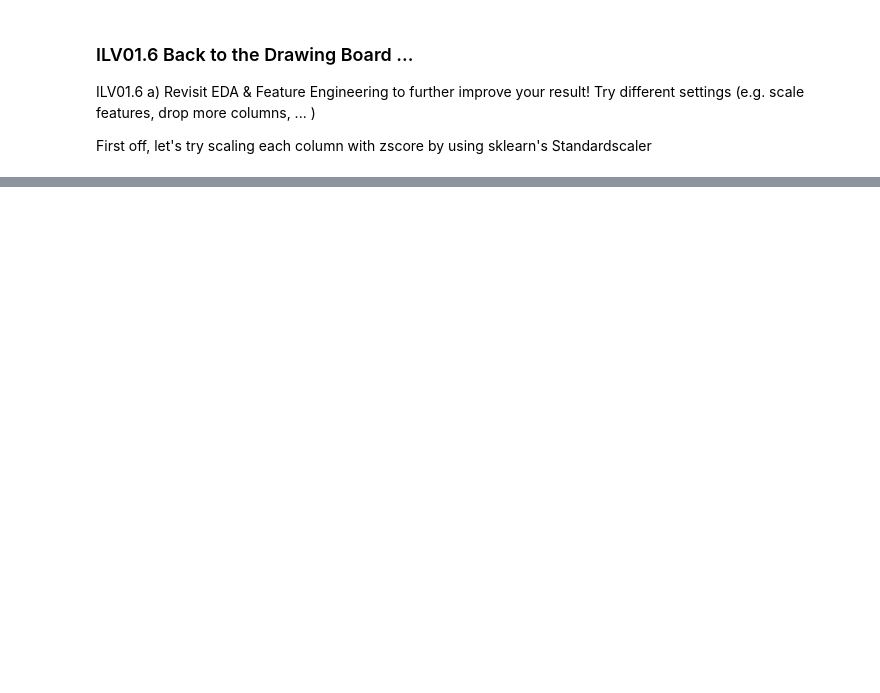
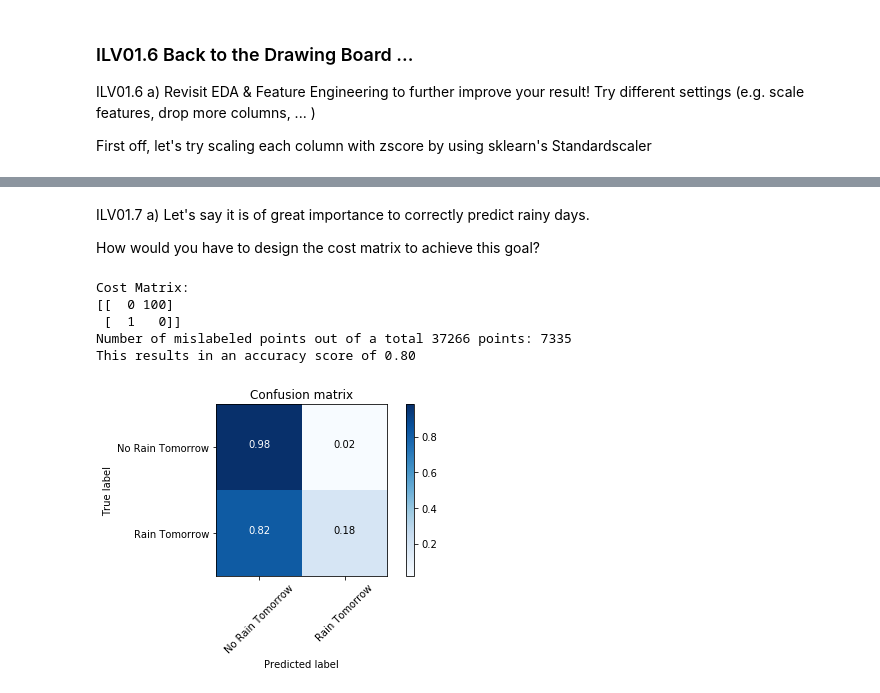
Before and after one commit to mschirl/machine-learning, a Jupyter notebook: ILV01.ipynb, the cells around one changed output, grey strips where cells are left out. Saved outputs shown, nothing was run; the diff lists cells and outputs as text; code cells hidden in the pictures; blank space fills up the shorter version.

```diff
--- a/ILV01.ipynb
+++ b/ILV01.ipynb
@@ -464,0 +578,43 @@ TODO für uns: KfoldCrossval, 01.6 komplettieren, gridsearch evtl (wahrscheinlic
+# %% [markdown]
+ILV01.7 a) Let's say it is of great importance to correctly predict rainy days.
+
+How would you have to design the cost matrix to achieve this goal?
+# %%
+gnb = GaussianNB()
+gnb.fit(X_train, y_train);
+
+predicted_probabilities = gnb.predict_proba(X_test)
+
+cost_matrix = np.array([
+    [0, 100],
+    [1, 0]]
+)
+print('Cost Matrix:')
+print(cost_matrix)
+
+p_bayes_risk_rain = (cost_matrix[1, 0] - cost_matrix[0, 0]) * predicted_probabilities[:, 1]
+p_bayes_risk_no_rain = abs(cost_matrix[0, 1] - cost_matrix[1, 1]) * predicted_probabilities[:, 0]
+
+y_pred_minrisk = np.where(p_bayes_risk_rain > p_bayes_risk_no_rain, 1, 0)
+
+acc_minrisk = accuracy_score(y_test, y_pred_minrisk)
+
+print("Number of mislabeled points out of a total {:d} points: {:d}".format(X_test.shape[0], (y_test != y_pred_minrisk).sum()))
+print("This results in an accuracy score of {:.2f}".format(acc_minrisk))
+# %% [output]
+Cost Matrix:
+[[  0 100]
+ [  1   0]]
+Number of mislabeled points out of a total 37266 points: 7335
+This results in an accuracy score of 0.80
+# %%
+class_names = ['No Rain Tomorrow', 'Rain Tomorrow']
+
+cm = confusion_matrix(y_test, y_pred_minrisk)
+
+plot_confusion_matrix(cm, class_names,
+                          normalize=True,
+                          title='Confusion matrix',
+                          cmap=plt.cm.Blues)
+# %% [output]
+[figure, added]
```
Also changed, not shown: parts of 27 cells of this notebook.
